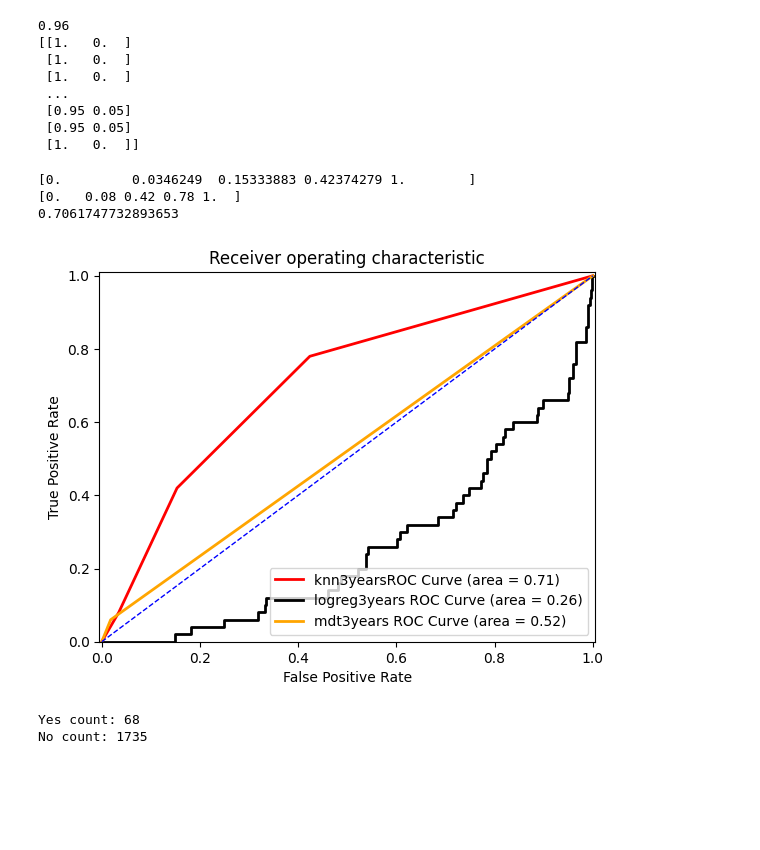
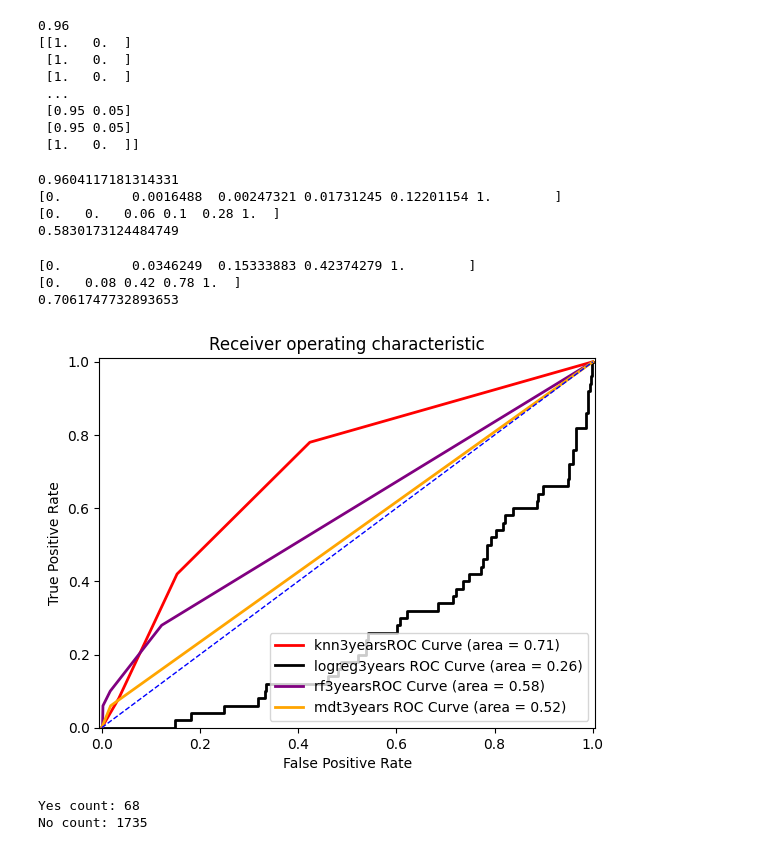
Before and after one commit to ggarci10/twitchdataproject, a Jupyter notebook: final_project_twitch_game_.ipynb, the cells around one changed output. Drawn from its saved outputs; the diff is of its cells as text; code cells hidden in the pictures; blank space fills up the shorter version.

```diff
--- a/final_project_twitch_game_.ipynb
+++ b/final_project_twitch_game_.ipynb
@@ -1010,14 +1105,10 @@ PAYDAY 2                                        10.60
 #this is used with 3 classifiers
 my_logreg = LogisticRegression()
 my_logreg.fit(X_train,y_train)
-y_predict_logreg=my_logreg.predict(X_test)
-logregaccuracy=accuracy_score(y_test,y_predict_logreg)
+y_predict_logreg3years=my_logreg.predict(X_test)
+logregaccuracy=accuracy_score(y_test,y_predict_logreg3years)
 print(round(logregaccuracy, 2))
 # Predicting the Binary Label:
-y_predict_lr = my_logreg.predict(X_test)
-
-# Estimating the probability (likelihood) of Each Label:
-y_predict_prob_lr3years = my_logreg.predict_proba(X_test)
-print(y_predict_lr)
+y_predict_prob_logreg3years = my_logreg.predict_proba(X_test)
 # %% [output]
 0.95
@@ -1025,5 +1115,5 @@ print(y_predict_lr)
 # %%
-fprlogreg3years, tprlogreg3years, thresholdslogreg2018 = metrics.roc_curve(y_test, y_predict_prob_lr3years[:,1], pos_label='yes')
+fprlogreg3years, tprlogreg3years, thresholdslogreg2018 = metrics.roc_curve(y_test, y_predict_prob_logreg3years[:,1], pos_label='yes')
 
 print(fprlogreg3years)
 print(tprlogreg3years)
@@ -1078,14 +1167,13 @@ print(AUCmdt3years)
 k = 20
 knn = KNeighborsClassifier(n_neighbors=k)
 knn.fit(X_train,y_train)
-y_predict_knn = knn.predict(X_test)
-knnaccuracy = accuracy_score(y_test, y_predict_knn)
+y_predict_knn3years = knn.predict(X_test)
+knnaccuracy = accuracy_score(y_test, y_predict_knn3years)
 
 print(round(knnaccuracy,2))
 
 
 # Estimating the probability (likelihood) of Each Label:
-y_predict_prob_knn3years= knn.predict_proba(X_test)
 print(y_predict_prob_knn3years)
 # %% [output]
 0.96
@@ -1096,6 +1184,32 @@ print(y_predict_prob_knn3years)
  [0.95 0.05]
  [0.95 0.05]
  [1.   0.  ]]
+# %%
+randomforest3years = RandomForestClassifier(n_estimators=5, bootstrap=True, random_state=6)
+
+# Fit the model to your training data
+randomforest3years.fit(X_train, y_train)
+
+# Use the trained model to predict the labels of your test data
+y_predict_rf3years = randomforest3years.predict(X_test)
+
+# Calculate the accuracy of your model's predictions
+score = accuracy_score(y_test, y_predict_rf3years)
+y_predict_prob_rf3years= randomforest3years.predict_proba(X_test)
+# Print the accuracy score
+print(score)
+
+fpr3yearsrf, tpr3yearsrf, thresholds3yearsrf = metrics.roc_curve(y_test, y_predict_prob_rf3years[:,1], pos_label='yes')
+
+print(fpr3yearsrf)
+print(tpr3yearsrf)
+AUC3yearsrf = metrics.auc(fpr3yearsrf, tpr3yearsrf)
+print(AUC3yearsrf)
+# %% [output]
+0.9604117181314331
+[0.         0.0016488  0.00247321 0.01731245 0.12201154 1.        ]
+[0.   0.   0.06 0.1  0.28 1.  ]
+0.5830173124484749
 # %%
 fpr3yearsknn, tpr3yearsknn, thresholds3yearsknn = metrics.roc_curve(y_test, y_predict_prob_knn3years[:,1], pos_label='yes')
 
@@ -1105,36 +1219,35 @@ AUC3yearsknn = metrics.auc(fpr3yearsknn, tpr3yearsknn)
 print(AUC3yearsknn)
 
 %matplotlib inline
 
 plt.figure()
 
 # Roc Curve:
 plt.plot(fpr3yearsknn, tpr3yearsknn, color='red', lw=2,label='knn3yearsROC Curve (area = %0.2f)' % AUC3yearsknn)
 plt.plot(fprlogreg3years, tprlogreg3years, color='black', lw=2,label='logreg3years ROC Curve (area = %0.2f)' % AUClogreg3years)
-
-
+plt.plot(fpr3yearsrf, tpr3yearsrf, color='purple', lw=2,label='rf3yearsROC Curve (area = %0.2f)' % AUC3yearsrf)
 plt.plot(fprmdt3years, tprmdt3years, color='orange', lw=2, label='mdt3years ROC Curve (area = %0.2f)' % AUCmdt3years)
 # Random Guess line:
 plt.plot([0, 1], [0, 1], color='blue', lw=1, linestyle='--')
 
 
 
 # Defining The Range of X-Axis and Y-Axis:
 plt.xlim([-0.005, 1.005])
 plt.ylim([0.0, 1.01])
 
 # Labels, Title, Legend:
 plt.xlabel('False Positive Rate')
 plt.ylabel('True Positive Rate')
 plt.title('Receiver operating characteristic')
 plt.legend(loc="lower right")
 
 plt.show()
 # %% [output]
 [0.         0.0346249  0.15333883 0.42374279 1.        ]
 [0.   0.08 0.42 0.78 1.  ]
 0.7061747732893653
-[figure, old version]
+[figure, new version]
 # %%
 from matplotlib import pyplot as plt
 import seaborn as sns
```
Also changed, not shown: parts of 33 cells of this notebook.
